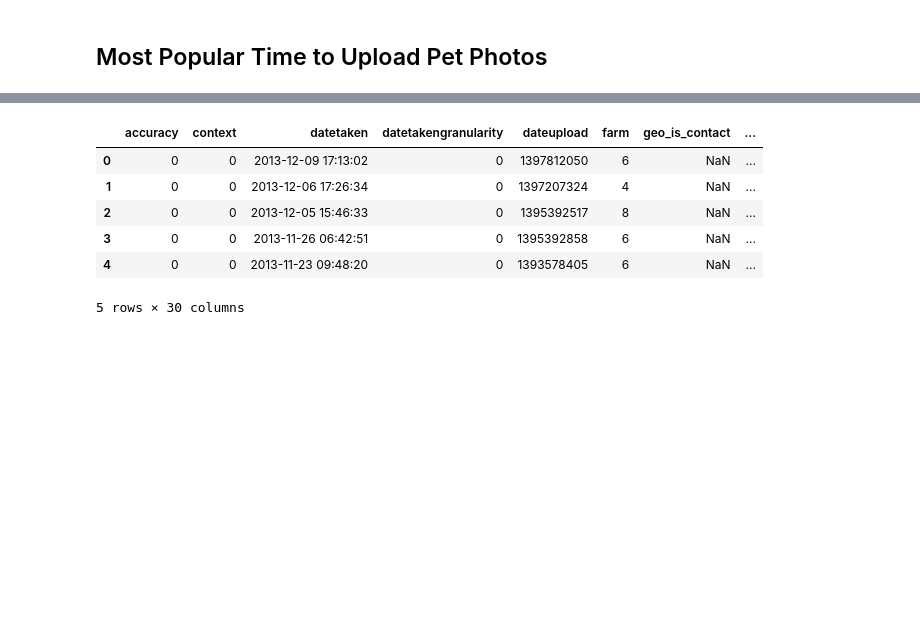
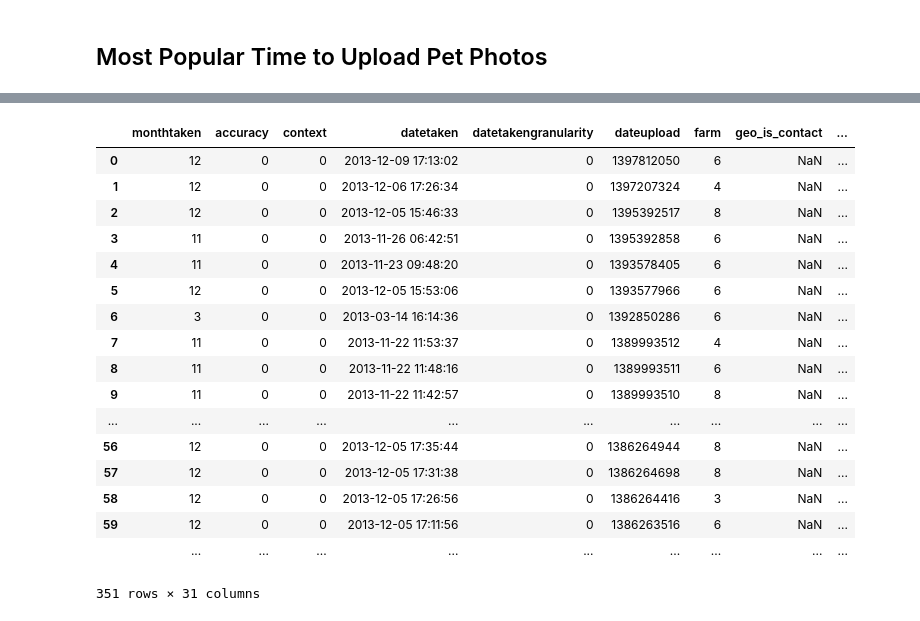
Before and after one commit to cal-a-mari/web-appetit, a Jupyter notebook: notebooks/Pet Photo Analysis.ipynb, the cells around one changed output, grey strips where cells are left out. Cells and saved outputs as stored; diff of their text form; code cells hidden in the pictures; blank space fills up the shorter version.

```diff
--- a/notebooks/Pet Photo Analysis.ipynb
+++ b/notebooks/Pet Photo Analysis.ipynb
@@ -380,14 +386,5 @@ photos['length']
 # %%
 df = DataFrame(photos['photos'])
-df.head(5)
-# %% [output]
-|  | accuracy | context | datetaken | datetakengranularity | dateupload | farm | geo_is_contact | ... |
-| 0 | 0 | 0 | 2013-12-09 17:13:02 | 0 | 1397812050 | 6 | NaN | ... |
-| 1 | 0 | 0 | 2013-12-06 17:26:34 | 0 | 1397207324 | 4 | NaN | ... |
-| 2 | 0 | 0 | 2013-12-05 15:46:33 | 0 | 1395392517 | 8 | NaN | ... |
-| 3 | 0 | 0 | 2013-11-26 06:42:51 | 0 | 1395392858 | 6 | NaN | ... |
-| 4 | 0 | 0 | 2013-11-23 09:48:20 | 0 | 1393578405 | 6 | NaN | ... |
-5 rows × 30 columns
 # %%
 def addMonthTaken(s):
     s['monthtaken'] = int(s['datetaken'][5:7])
@@ -399,8 +396,28 @@ df = df.apply(addMonthTaken, axis=1)
 # %%
 """
 Reorder columns so monthtaken is in front
 """
 cols = df.columns.tolist()
 cols = cols[-1:] + cols[:-1]
 df = df[cols]
+df
+# %% [output]
+|  | monthtaken | accuracy | context | datetaken | datetakengranularity | dateupload | farm | geo_is_contact | ... |
+| 0 | 12 | 0 | 0 | 2013-12-09 17:13:02 | 0 | 1397812050 | 6 | NaN | ... |
+| 1 | 12 | 0 | 0 | 2013-12-06 17:26:34 | 0 | 1397207324 | 4 | NaN | ... |
+| 2 | 12 | 0 | 0 | 2013-12-05 15:46:33 | 0 | 1395392517 | 8 | NaN | ... |
+| 3 | 11 | 0 | 0 | 2013-11-26 06:42:51 | 0 | 1395392858 | 6 | NaN | ... |
+| 4 | 11 | 0 | 0 | 2013-11-23 09:48:20 | 0 | 1393578405 | 6 | NaN | ... |
+| 5 | 12 | 0 | 0 | 2013-12-05 15:53:06 | 0 | 1393577966 | 6 | NaN | ... |
+| 6 | 3 | 0 | 0 | 2013-03-14 16:14:36 | 0 | 1392850286 | 6 | NaN | ... |
+| 7 | 11 | 0 | 0 | 2013-11-22 11:53:37 | 0 | 1389993512 | 4 | NaN | ... |
+| 8 | 11 | 0 | 0 | 2013-11-22 11:48:16 | 0 | 1389993511 | 6 | NaN | ... |
+| 9 | 11 | 0 | 0 | 2013-11-22 11:42:57 | 0 | 1389993510 | 8 | NaN | ... |
+| ... | ... | ... | ... | ... | ... | ... | ... | ... | ... |
+| 56 | 12 | 0 | 0 | 2013-12-05 17:35:44 | 0 | 1386264944 | 8 | NaN | ... |
+| 57 | 12 | 0 | 0 | 2013-12-05 17:31:38 | 0 | 1386264698 | 8 | NaN | ... |
+| 58 | 12 | 0 | 0 | 2013-12-05 17:26:56 | 0 | 1386264416 | 3 | NaN | ... |
+| 59 | 12 | 0 | 0 | 2013-12-05 17:11:56 | 0 | 1386263516 | 6 | NaN | ... |
+|  | ... | ... | ... | ... | ... | ... | ... | ... | ... |
+351 rows × 31 columns
 # %%
```
Also changed, not shown: parts of 11 cells of this notebook, 1 other file.
